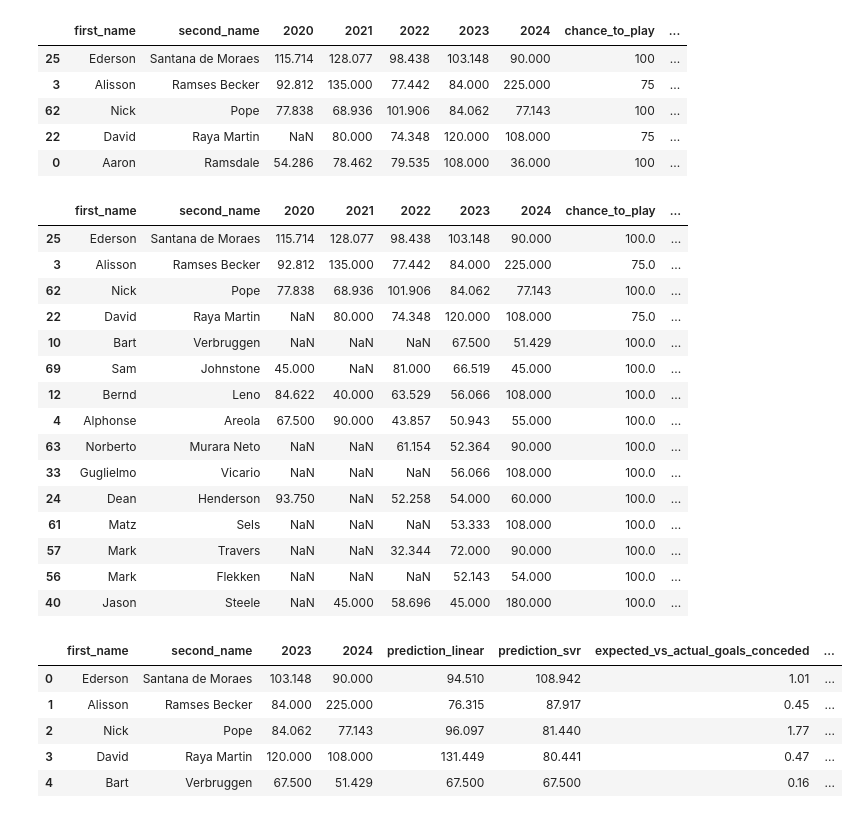
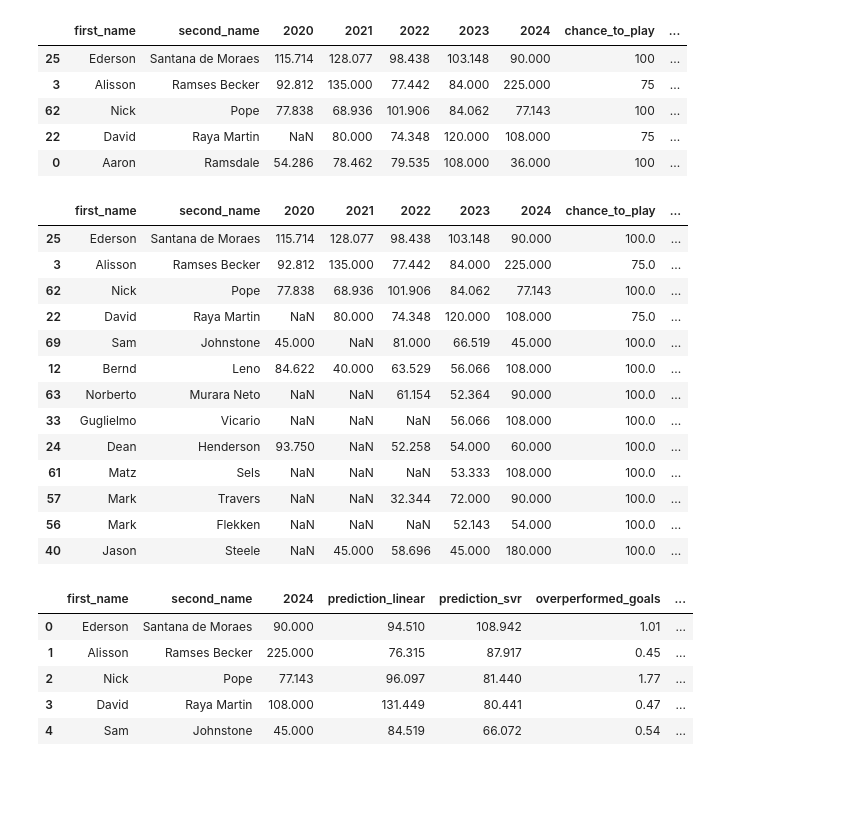
Before and after one commit to vrutkovs/fpl, a Jupyter notebook: gks_experiments.ipynb, the cells around one changed output. Drawn from its saved outputs; the diff is of its cells as text; code cells hidden in the pictures; blank space fills up the shorter version.

Commit message:
gk: add overperforming by goal

```diff
--- a/gks_experiments.ipynb
+++ b/gks_experiments.ipynb
@@ -197,13 +197,34 @@ def expected_vs_actual_goals_conceded(player: pd.Series) -> pd.Series:
     if match['minutes'] != 0:
       expected_vs_actual_goals_conceded = match['expected_goals_conceded'] - match['goals_conceded']
       break
-  player["expected_vs_actual_goals_conceded"] = expected_vs_actual_goals_conceded
+  player["overperformed_goals"] = expected_vs_actual_goals_conceded
   return player
 
 gk_data = gk_data.apply(expected_vs_actual_goals_conceded, axis=1)
 
 # Drop if performes much worse
-gk_data.drop(gk_data[gk_data["expected_vs_actual_goals_conceded"] < -1].index, inplace=True)
+gk_data.drop(gk_data[gk_data["overperformed_goals"] < -1].index, inplace=True)
+gk_data.dropna(how='all', inplace=True)
+
+def saves_goals_conceded(player: pd.Series) -> pd.Series:
+  saves_vs_goals_conceded = np.nan
+  player_gw = None
+  try:
+    player_gw = find_player_gw_this_year(player["first_name"], player["second_name"])
+  except:
+    # TODO: fucking unicode
+    return saves_vs_goals_conceded
+  for i in range(len(player_gw)):
+    match = player_gw.iloc[-i]
+    if match['minutes'] != 0:
+      saves_vs_goals_conceded = match['saves'] - match['goals_conceded']
+      break
+  player["overperformed_saves"] = saves_vs_goals_conceded
+  return player
+
+gk_data = gk_data.apply(saves_goals_conceded, axis=1)
+# Drop if performes much worse
+gk_data.drop(gk_data[gk_data["overperformed_saves"] < 1].index, inplace=True)
 gk_data.dropna(how='all', inplace=True)
 gk_data
 # %% [output]
@@ -212,10 +233,8 @@ gk_data
 | 3 | Alisson | Ramses Becker | 92.812 | 135.000 | 77.442 | 84.000 | 225.000 | 75.0 | ... |
 | 62 | Nick | Pope | 77.838 | 68.936 | 101.906 | 84.062 | 77.143 | 100.0 | ... |
 | 22 | David | Raya Martin | NaN | 80.000 | 74.348 | 120.000 | 108.000 | 75.0 | ... |
-| 10 | Bart | Verbruggen | NaN | NaN | NaN | 67.500 | 51.429 | 100.0 | ... |
 | 69 | Sam | Johnstone | 45.000 | NaN | 81.000 | 66.519 | 45.000 | 100.0 | ... |
 | 12 | Bernd | Leno | 84.622 | 40.000 | 63.529 | 56.066 | 108.000 | 100.0 | ... |
-| 4 | Alphonse | Areola | 67.500 | 90.000 | 43.857 | 50.943 | 55.000 | 100.0 | ... |
 | 63 | Norberto | Murara Neto | NaN | NaN | 61.154 | 52.364 | 90.000 | 100.0 | ... |
 | 33 | Guglielmo | Vicario | NaN | NaN | NaN | 56.066 | 108.000 | 100.0 | ... |
 | 24 | Dean | Henderson | 93.750 | NaN | 52.258 | 54.000 | 60.000 | 100.0 | ... |
@@ -226,19 +245,19 @@ gk_data
 # %%
 # mix in player stats
 gks = gks_for_year(current_year)
 player_info = pd.merge(
       left=gk_data,
       right=gks,
       how='left',
       left_on=['first_name', 'second_name'],
       right_on=['first_name', 'second_name'],
   )
-player_custom_info = player_info[['first_name', 'second_name',last_year, current_year, 'prediction_linear', 'prediction_svr', 'expected_vs_actual_goals_conceded', 'now_cost', 'clean_sheets','goals_conceded', 'minutes', 'assists', 'total_points',  'influence', 'creativity', 'bonus', 'bps','selected_by_percent', ]]
+player_custom_info = player_info[['first_name', 'second_name', current_year, 'prediction_linear', 'prediction_svr', 'overperformed_goals', 'overperformed_saves', 'now_cost', 'clean_sheets','goals_conceded', 'minutes', 'assists', 'total_points', 'influence', 'creativity', 'bonus', 'bps','selected_by_percent', ]]
 player_custom_info.head()
 # %% [output]
-|  | first_name | second_name | 2023 | 2024 | prediction_linear | prediction_svr | expected_vs_actual_goals_conceded | ... |
-| 0 | Ederson | Santana de Moraes | 103.148 | 90.000 | 94.510 | 108.942 | 1.01 | ... |
-| 1 | Alisson | Ramses Becker | 84.000 | 225.000 | 76.315 | 87.917 | 0.45 | ... |
-| 2 | Nick | Pope | 84.062 | 77.143 | 96.097 | 81.440 | 1.77 | ... |
-| 3 | David | Raya Martin | 120.000 | 108.000 | 131.449 | 80.441 | 0.47 | ... |
-| 4 | Bart | Verbruggen | 67.500 | 51.429 | 67.500 | 67.500 | 0.16 | ... |
+|  | first_name | second_name | 2024 | prediction_linear | prediction_svr | overperformed_goals | ... |
+| 0 | Ederson | Santana de Moraes | 90.000 | 94.510 | 108.942 | 1.01 | ... |
+| 1 | Alisson | Ramses Becker | 225.000 | 76.315 | 87.917 | 0.45 | ... |
+| 2 | Nick | Pope | 77.143 | 96.097 | 81.440 | 1.77 | ... |
+| 3 | David | Raya Martin | 108.000 | 131.449 | 80.441 | 0.47 | ... |
+| 4 | Sam | Johnstone | 45.000 | 84.519 | 66.072 | 0.54 | ... |
```
